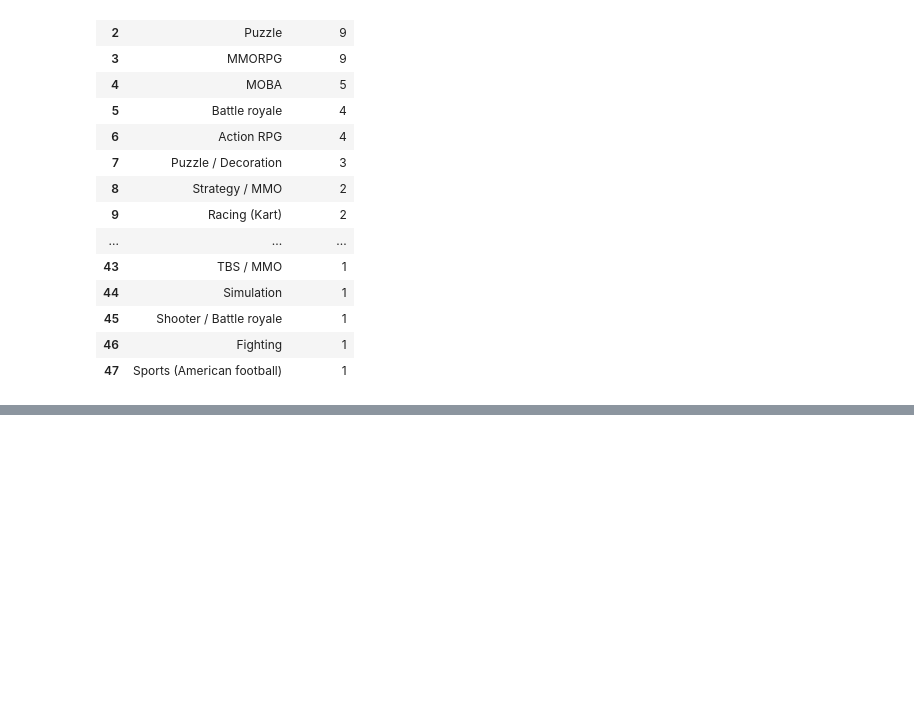
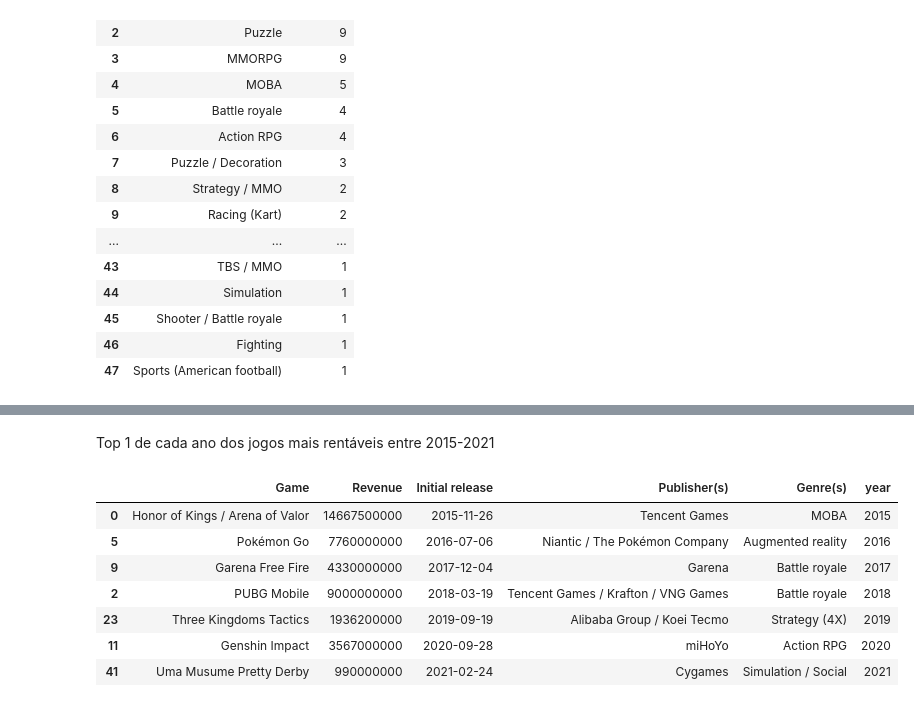
Before and after one commit to crismassaneiro/games-analysis, a Jupyter notebook: analysis.ipynb, the cells around one changed output, grey strips where cells are left out. Saved outputs shown, nothing was run; the diff lists cells and outputs as text; code cells hidden in the pictures; blank space fills up the shorter version.

```diff
--- a/analysis.ipynb
+++ b/analysis.ipynb
@@ -110,0 +170,13 @@ fig.show()
+# %% [markdown]
+Top 1 de cada ano dos jogos mais rentáveis entre 2015-2021
+# %%
+df_filtered.sort_values(by= ["year", "Revenue"], ascending= [True,False]).groupby("year").head(1)
+# %% [output]
+|  | Game | Revenue | Initial release | Publisher(s) | Genre(s) | year |
+| 0 | Honor of Kings / Arena of Valor | 14667500000 | 2015-11-26 | Tencent Games | MOBA | 2015 |
+| 5 | Pokémon Go | 7760000000 | 2016-07-06 | Niantic / The Pokémon Company | Augmented reality | 2016 |
+| 9 | Garena Free Fire | 4330000000 | 2017-12-04 | Garena | Battle royale | 2017 |
+| 2 | PUBG Mobile | 9000000000 | 2018-03-19 | Tencent Games / Krafton / VNG Games | Battle royale | 2018 |
+| 23 | Three Kingdoms Tactics | 1936200000 | 2019-09-19 | Alibaba Group / Koei Tecmo | Strategy (4X) | 2019 |
+| 11 | Genshin Impact | 3567000000 | 2020-09-28 | miHoYo | Action RPG | 2020 |
+| 41 | Uma Musume Pretty Derby | 990000000 | 2021-02-24 | Cygames | Simulation / Social | 2021 |
```
Also changed, not shown: parts of 9 cells of this notebook.
